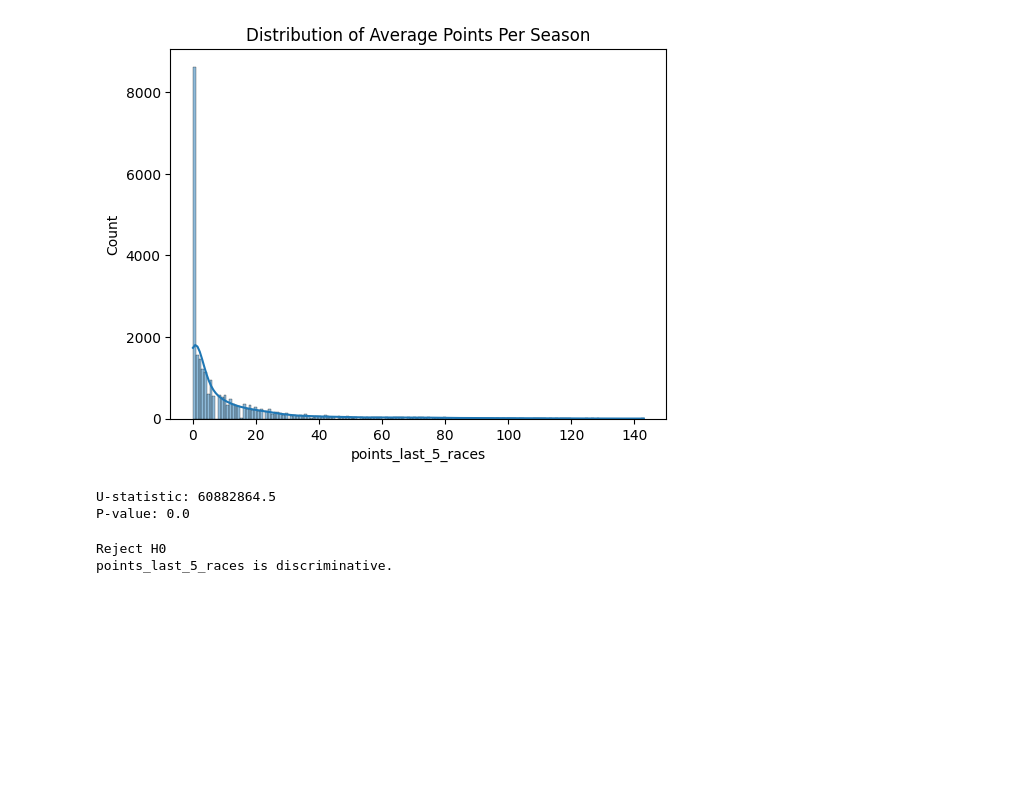
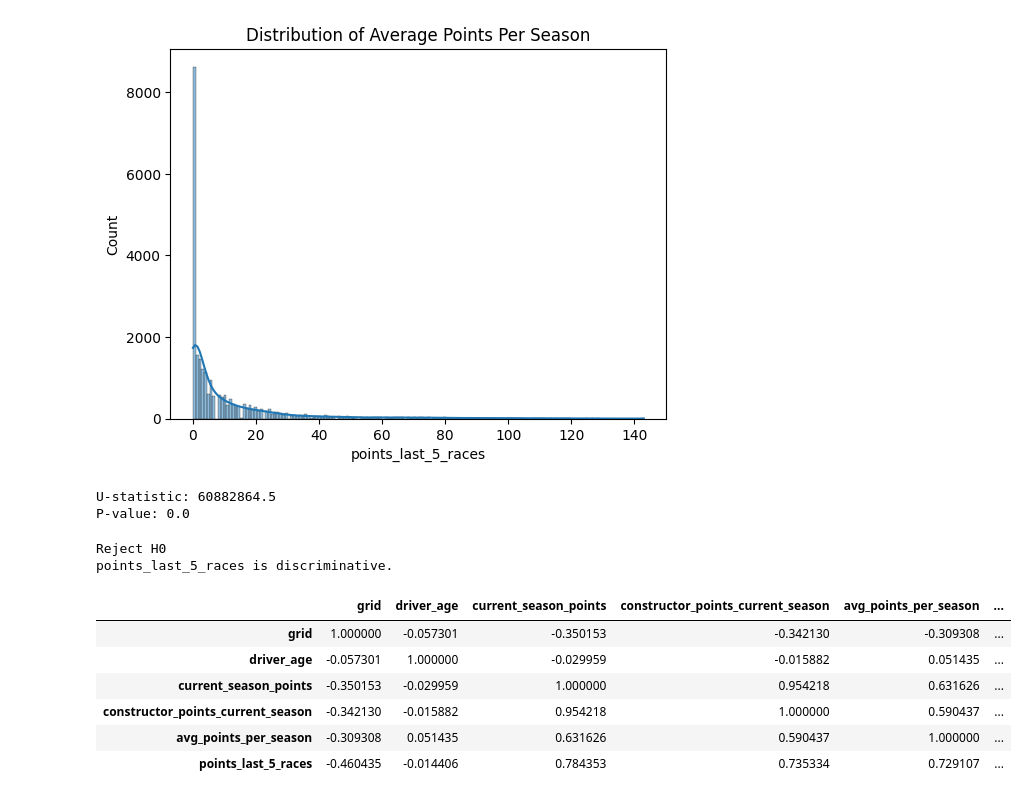
Before and after one commit to andersjohnsennn/F1-project, a Jupyter notebook: notebooks/04_classification_podium.ipynb, the cells around one changed output. Cells and saved outputs as stored; diff of their text form; code cells hidden in the pictures; blank space fills up the shorter version.

```diff
--- a/notebooks/04_classification_podium.ipynb
+++ b/notebooks/04_classification_podium.ipynb
@@ -492,3 +540,18 @@ else:
 # %% [output]
 Reject H0
 points_last_5_races is discriminative.
+# %%
+correlation_matrix = (
+    df[descriminative_numerical_features]
+    .corr()
+)
+
+correlation_matrix
+# %% [output]
+|  | grid | driver_age | current_season_points | constructor_points_current_season | avg_points_per_season | ... |
+| grid | 1.000000 | -0.057301 | -0.350153 | -0.342130 | -0.309308 | ... |
+| driver_age | -0.057301 | 1.000000 | -0.029959 | -0.015882 | 0.051435 | ... |
+| current_season_points | -0.350153 | -0.029959 | 1.000000 | 0.954218 | 0.631626 | ... |
+| constructor_points_current_season | -0.342130 | -0.015882 | 0.954218 | 1.000000 | 0.590437 | ... |
+| avg_points_per_season | -0.309308 | 0.051435 | 0.631626 | 0.590437 | 1.000000 | ... |
+| points_last_5_races | -0.460435 | -0.014406 | 0.784353 | 0.735334 | 0.729107 | ... |
```
Also changed, not shown: parts of 8 cells of this notebook, 1 other file.
